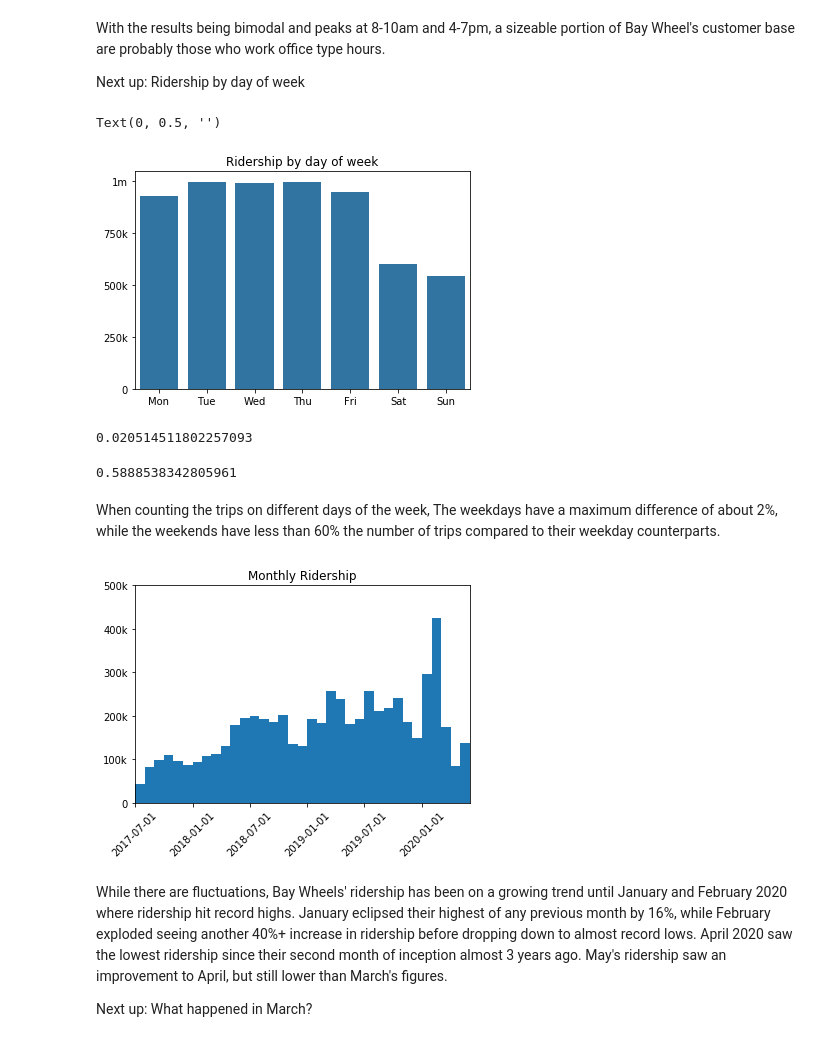
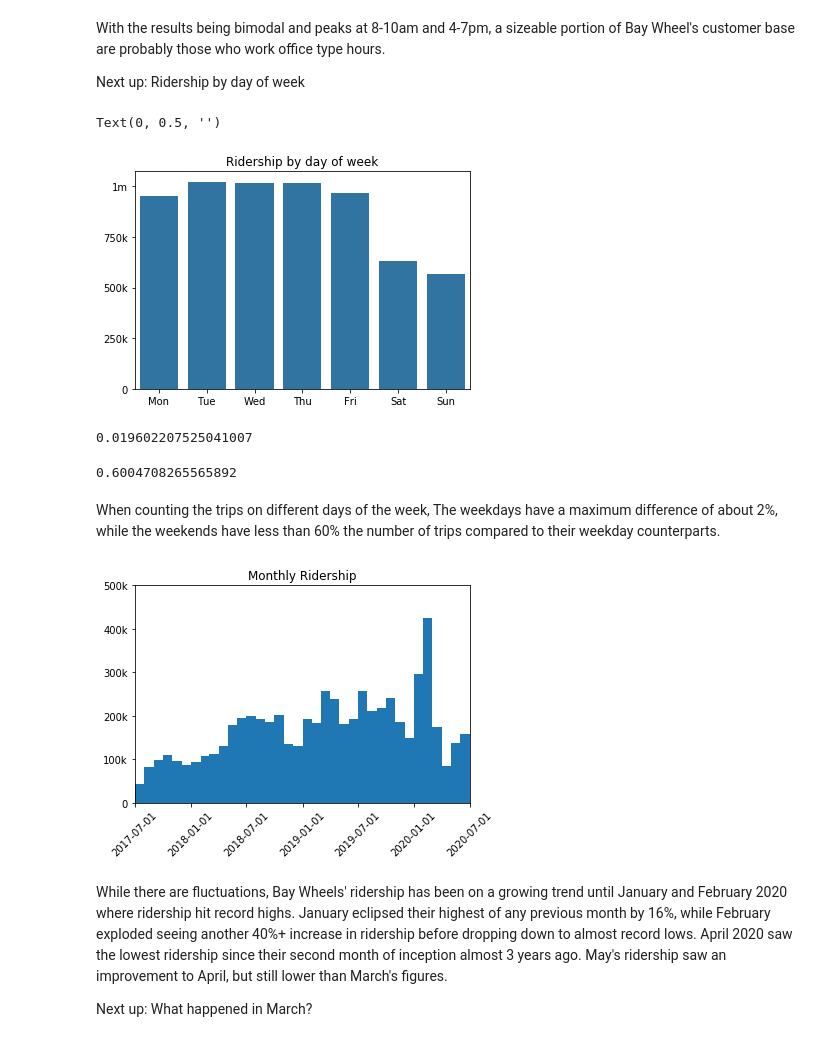
Before and after one commit to MichaelHarjani/BayWheels, a Jupyter notebook: Exploration.ipynb, the cells around one changed output. Saved outputs shown, nothing was run; the diff lists cells and outputs as text; code cells hidden in the pictures.

Commit message:
Add files via upload
Updated to include June 2020 data

```diff
--- a/Exploration.ipynb
+++ b/Exploration.ipynb
@@ -43,5 +43,6 @@ y202002 = pd.read_csv('202002-baywheels-tripdata.csv')
 y202003 = pd.read_csv('202003-baywheels-tripdata.csv')
 y202004 = pd.read_csv('202004-baywheels-tripdata.csv')
 y202005 = pd.read_csv('202005-baywheels-tripdata.csv')
+y202006 = pd.read_csv('202006-baywheels-tripdata.csv')
 # %%
 # Combining Datasets
@@ -158,9 +159,10 @@ y202002['dataset'] = 'y202002'
 y202003['dataset'] = 'y202003'
 y202004['dataset'] = 'y202004'
 y202005['dataset'] = 'y202005'
+y202006['dataset'] = 'y202006'
 # %%
 oldcols = y2017.append(y201801).append(y201802).append(y201803).append(y201804).append(y201805).append(y201806).append(y201807).append(y201808).append(y201809).append(y201810).append(y201811).append(y201812).append(y201901).append(y201902).append(y201903).append(y201904).append(y201905).append(y201906).append(y201907).append(y201908).append(y201909).append(y201910).append(y201911).append(y201912).append(y202001).append(y202002).append(y202003)
-newcols = y202004.append(y202005)
+newcols = y202004.append(y202005).append(y202006)
 # %%
 oldcols.columns
 # %% [output]
@@ -1535,15 +1544,15 @@ plt.yticks(np.arange(0, 125e4, 25e4), ['0', '250k', '500k', '750k', '1m'])
 plt.ylabel('')
 # %% [output]
 Text(0, 0.5, '')
-[figure, old version]
+[figure, new version]
 # %%
 (bikes.dow.value_counts()[4] - bikes.dow.value_counts()[0])/bikes.dow.value_counts()[0]
 # %% [output]
-0.020514511802257093
+0.019602207525041007
 # %%
 1-(bikes.dow.value_counts()[:5].values.mean() - bikes.dow.value_counts()[5:].values.mean())/bikes.dow.value_counts()[:5].values.mean()
 # %% [output]
-0.5888538342805961
+0.6004708265565892
 # %% [markdown]
 When counting the trips on different days of the week, The weekdays have a maximum difference of about 2%, while the weekends have less than 60% the number of trips compared to their weekday counterparts.
 # %%
@@ -1555,30 +1564,30 @@ for y in years:
     for m in np.arange(1, 12+1, 1):
         yymm_edges.append(dt.date(y, m, 1))
 
-yymm_edges = yymm_edges[6:-6]
+yymm_edges = yymm_edges[6:-5]
 
 yymm_ticks = []
 
-for i in np.arange(0,round(len(yymm_edges) / 6),1):
+for i in np.arange(0,round(len(yymm_edges)/ 6)+1,1):
     yymm_ticks.append(yymm_edges[(i*6)])
 # %%
 start_date = dt.date(2017, 7, 1)
-end_date = dt.date(2020, 5, 31)
+end_date = dt.date(2020, 7, 1)
 
-plt.hist(data = bikes, x = 'started_at', bins=mpl.dates.date2num(yymm_edges))
+plt.hist(data = bikes, x = 'started_at', bins=mpl.dates.date2num(yymm_edges), color = sb.color_palette()[0])
 plt.title('Monthly Ridership')
 
 plt.xticks(mpl.dates.date2num(yymm_ticks), rotation = 45)
 plt.xlim([mpl.dates.date2num(start_date), mpl.dates.date2num(end_date)])
 plt.xlabel('')
 
 plt.yticks([0, 1e5, 2e5, 3e5, 4e5, 5e5], ['0', '100k', '200k' ,'300k', '400k', '500k'])
 plt.ylim([0, 5e5])
 plt.ylabel('')
 
 plt.show();
 # %% [output]
-[figure, old version]
+[figure, new version]
 # %% [markdown]
 While there are fluctuations, Bay Wheels' ridership has been on a growing trend until January and February 2020 where ridership hit record highs. January eclipsed their highest of any previous month by 16%, while February exploded seeing another 40%+ increase in ridership before dropping down to almost record lows. April 2020 saw the lowest ridership since their second month of inception almost 3 years ago. May's ridership saw an improvement to April, but still lower than March's figures.
 
```
Also changed, not shown: parts of 61 cells of this notebook, 3 other files.
